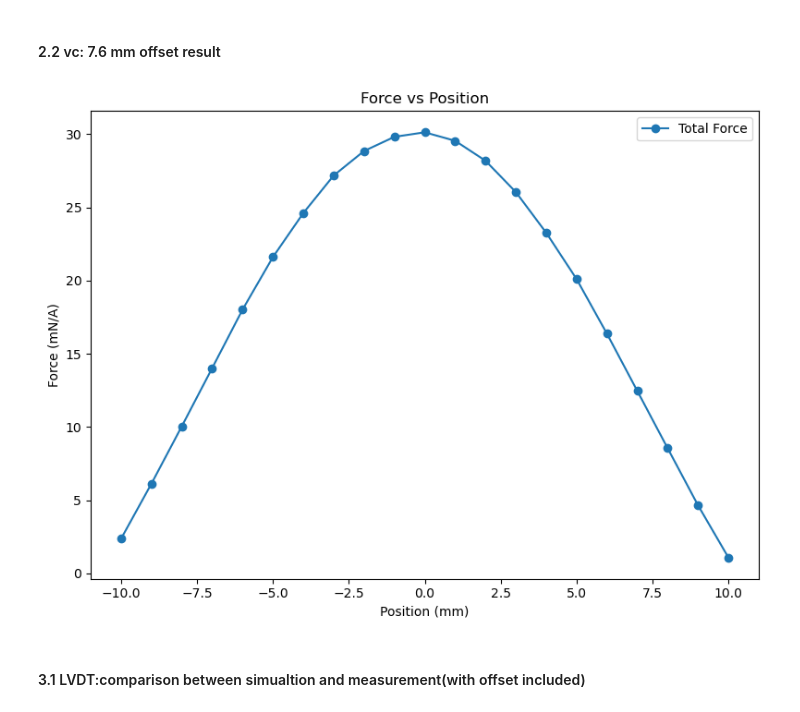
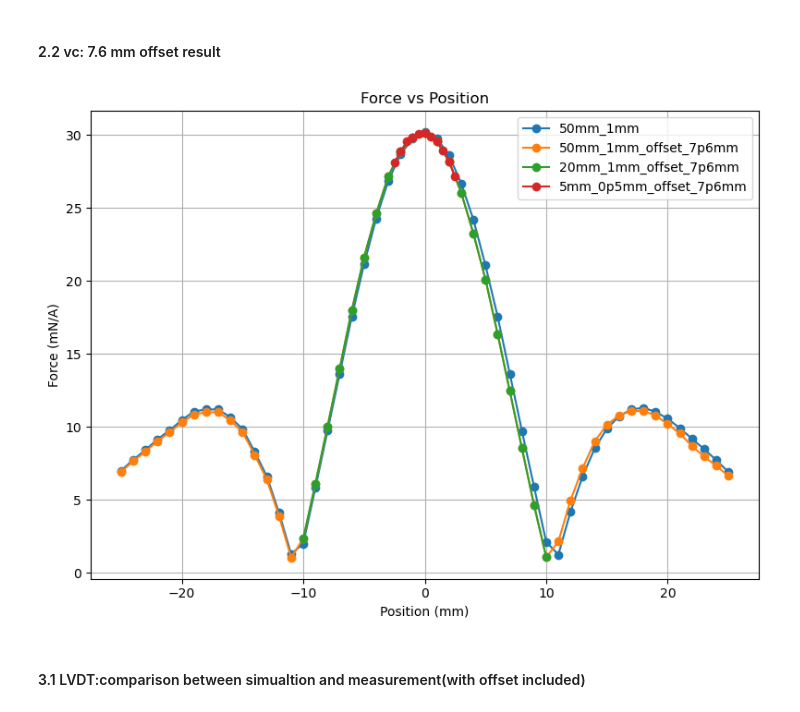
Before and after one commit to li-pengbo/femm-lvdt, a Jupyter notebook: simulation/notebook/sim_demo.ipynb, the cells around one changed output. Saved outputs shown, nothing was run; the diff lists cells and outputs as text; code cells hidden in the pictures.

```diff
--- a/simulation/notebook/sim_demo.ipynb
+++ b/simulation/notebook/sim_demo.ipynb
@@ -295,28 +310,39 @@ sim_manager.run_simulation()
 # %% [markdown]
 #### 2.2 vc: 7.6 mm offset result
 # %%
-filename = '../data/prototype_validation/vc_simulation_alucoil_20mm_1mm_offset_7p6mm.h5'
+filenames = [
+    '../data/prototype_validation/vc/vc_simulation_alucoil_50mm_1mm.h5',
+    '../data/prototype_validation/vc/vc_simulation_alucoil_50mm_1mm_offset_7p6mm.h5',
+    '../data/prototype_validation/vc/vc_simulation_alucoil_20mm_1mm_offset_7p6mm.h5',
+    '../data/prototype_validation/vc/vc_simulation_alucoil_5mm_0p5mm_offset_7p6mm.h5',
+    ]
 
 
-data_dict = data_handler.load_data(filename)
-config_data = data_handler.get_config_data(data_dict)
-vc_data = data_handler.get_vc_data(data_dict)
+plt.figure(figsize=(8,6))
 
-position = vc_data['position']
-tot_force = abs(vc_data['Lower_Coil']['force']+vc_data['Upper_Coil']['force'])
-norm_force = np.array(tot_force)/0.06
-max_norm_force = max(norm_force)
-fvi = ((1 - tot_force )/ max_norm_force) * 100
-plt.figure(figsize=(8,6))
-plt.plot(position, tot_force*1000/0.06, marker = "o", label= 'Total Force')
-plt.xlabel('Position (mm)')
-plt.ylabel('Force (mN/A)')
-plt.title('Force vs Position')
-plt.legend()
+for filename in filenames:
+    data_dict = data_handler.load_data(filename)
+    config_data = data_handler.get_config_data(data_dict)
+    vc_data = data_handler.get_vc_data(data_dict)
+    position = vc_data['position']
+    dri_current = config_data['coils']['Upper_Coil']['circuit_current']
+
+    force = abs(vc_data['Lower_Coil']['force']+vc_data['Upper_Coil']['force'])
+    norm_force = np.array(force)/dri_current
+    max_norm_force = max(norm_force)
+    fvi = ((1 - force )/ max_norm_force) * 100
+    legend_label = filename.split('alucoil_')[-1].split('.')[0]
+
+    plt.plot(position, norm_force*1000, marker = "o", label= legend_label)
+    plt.xlabel('Position (mm)')
+    plt.ylabel('Force (mN/A)')
+    plt.title('Force vs Position')
+    plt.grid(True)
+    plt.legend()
 plt.tight_layout()
-# plt.savefig("simulated_force.pdf")
+plt.savefig("../result/alucoil_vc_response_simulation.pdf", dpi=300)
 # %% [output]
-[figure, old version]
+[figure, new version]
 # %% [markdown]
 #### 3.1 LVDT:comparison between simualtion and measurement(with offset included)
 # %%
```
Also changed, not shown: parts of 4 cells of this notebook, 8 other files.
